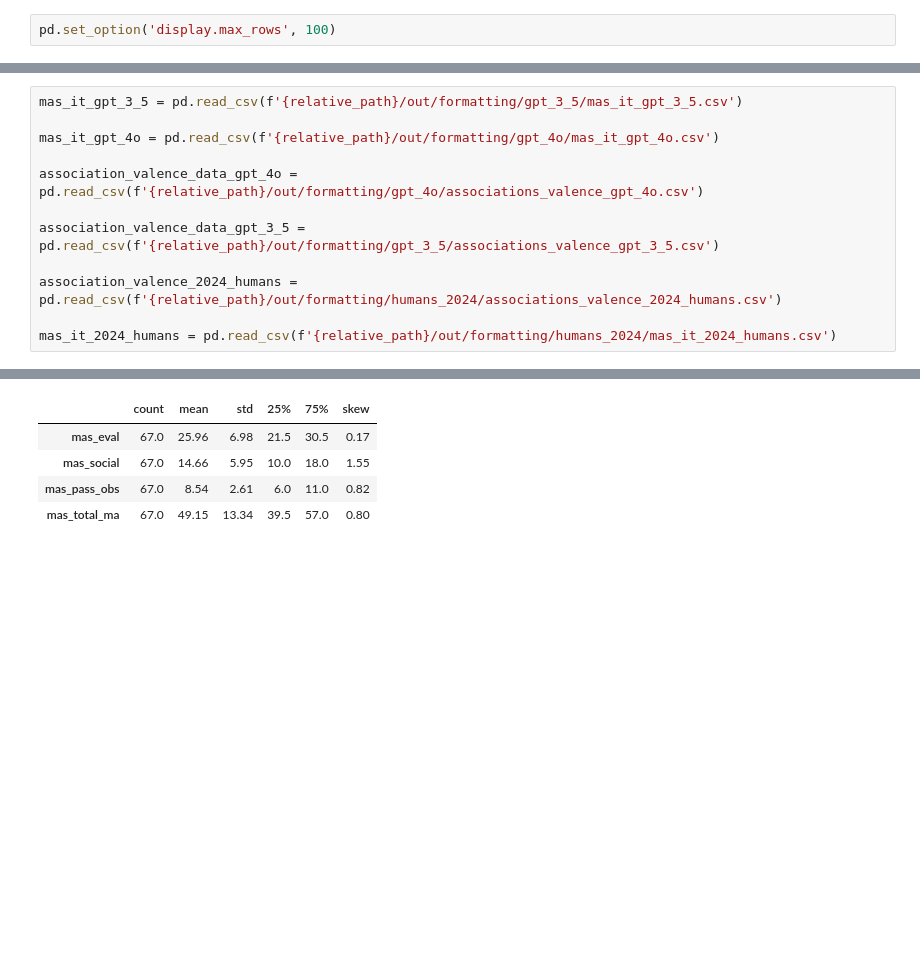
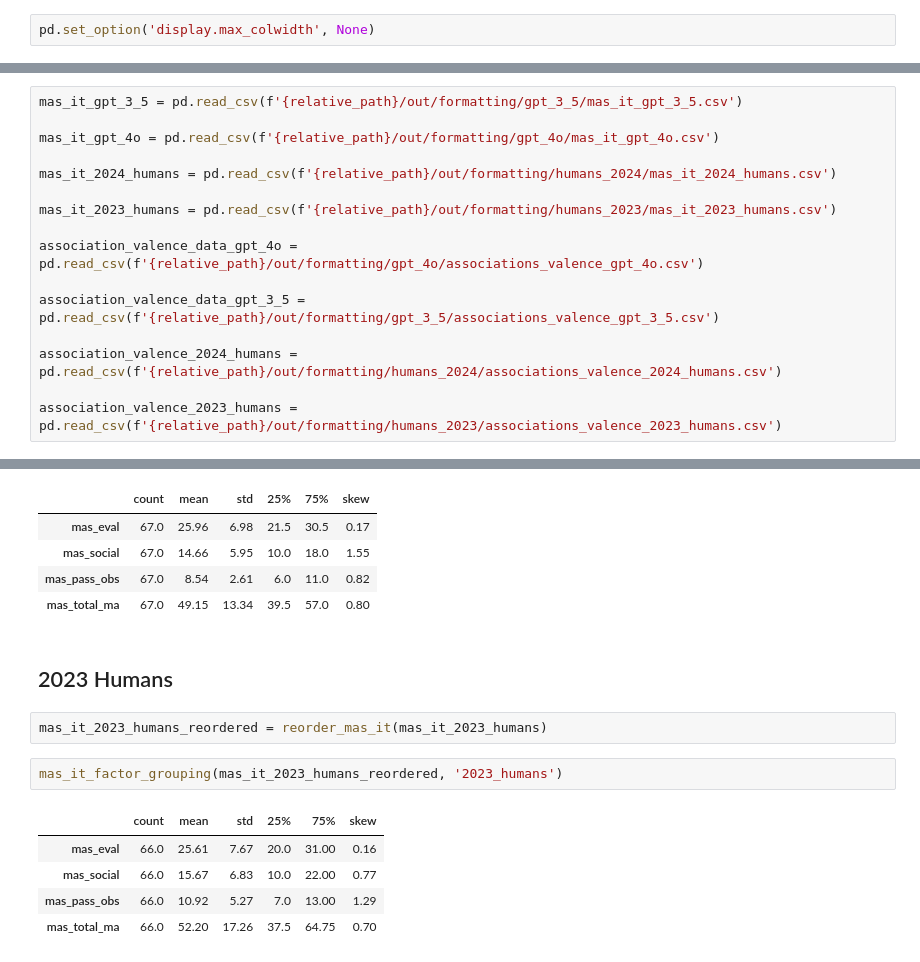
Before and after one commit to emmafranchino/cognoscolab, a Jupyter notebook: scripts/mas_it_analysis.ipynb, the cells around one changed output, grey strips where cells are left out. Drawn from its saved outputs; the diff is of its cells as text; blank space fills up the shorter version.

```diff
--- a/scripts/mas_it_analysis.ipynb
+++ b/scripts/mas_it_analysis.ipynb
@@ -3,7 +3,7 @@ import pandas as pd
 import matplotlib.pyplot as plt
 import numpy as np
 # %%
-pd.set_option('display.max_rows', 100)
+pd.set_option('display.max_colwidth', None)
 # %% [markdown]
 ## Common functions
 # %%
@@ -426,6 +426,10 @@ def mas_it_factor_grouping(data, sample):
 mas_it_gpt_3_5 = pd.read_csv(f'{relative_path}/out/formatting/gpt_3_5/mas_it_gpt_3_5.csv')
 
 mas_it_gpt_4o = pd.read_csv(f'{relative_path}/out/formatting/gpt_4o/mas_it_gpt_4o.csv')
+
+mas_it_2024_humans = pd.read_csv(f'{relative_path}/out/formatting/humans_2024/mas_it_2024_humans.csv')
+
+mas_it_2023_humans = pd.read_csv(f'{relative_path}/out/formatting/humans_2023/mas_it_2023_humans.csv')
 
 association_valence_data_gpt_4o = pd.read_csv(f'{relative_path}/out/formatting/gpt_4o/associations_valence_gpt_4o.csv')
 
@@ -433,7 +437,7 @@ association_valence_data_gpt_3_5 = pd.read_csv(f'{relative_path}/out/formatting/
 
 association_valence_2024_humans = pd.read_csv(f'{relative_path}/out/formatting/humans_2024/associations_valence_2024_humans.csv')
 
-mas_it_2024_humans = pd.read_csv(f'{relative_path}/out/formatting/humans_2024/mas_it_2024_humans.csv')
+association_valence_2023_humans = pd.read_csv(f'{relative_path}/out/formatting/humans_2023/associations_valence_2023_humans.csv')
 # %% [markdown]
 ### GPT-3.5
 # %%
@@ -494,3 +494,15 @@ mas_it_factor_grouping(mas_it_2024_humans_reordered, '2024_humans')
 | mas_social | 67.0 | 14.66 | 5.95 | 10.0 | 18.0 | 1.55 |
 | mas_pass_obs | 67.0 | 8.54 | 2.61 | 6.0 | 11.0 | 0.82 |
 | mas_total_ma | 67.0 | 49.15 | 13.34 | 39.5 | 57.0 | 0.80 |
+# %% [markdown]
+## 2023 Humans
+# %%
+mas_it_2023_humans_reordered = reorder_mas_it(mas_it_2023_humans)
+# %%
+mas_it_factor_grouping(mas_it_2023_humans_reordered, '2023_humans')
+# %% [output]
+|  | count | mean | std | 25% | 75% | skew |
+| mas_eval | 66.0 | 25.61 | 7.67 | 20.0 | 31.00 | 0.16 |
+| mas_social | 66.0 | 15.67 | 6.83 | 10.0 | 22.00 | 0.77 |
+| mas_pass_obs | 66.0 | 10.92 | 5.27 | 7.0 | 13.00 | 1.29 |
+| mas_total_ma | 66.0 | 52.20 | 17.26 | 37.5 | 64.75 | 0.70 |
```
Also changed, not shown: parts of 2 cells of this notebook, 8 other files.
